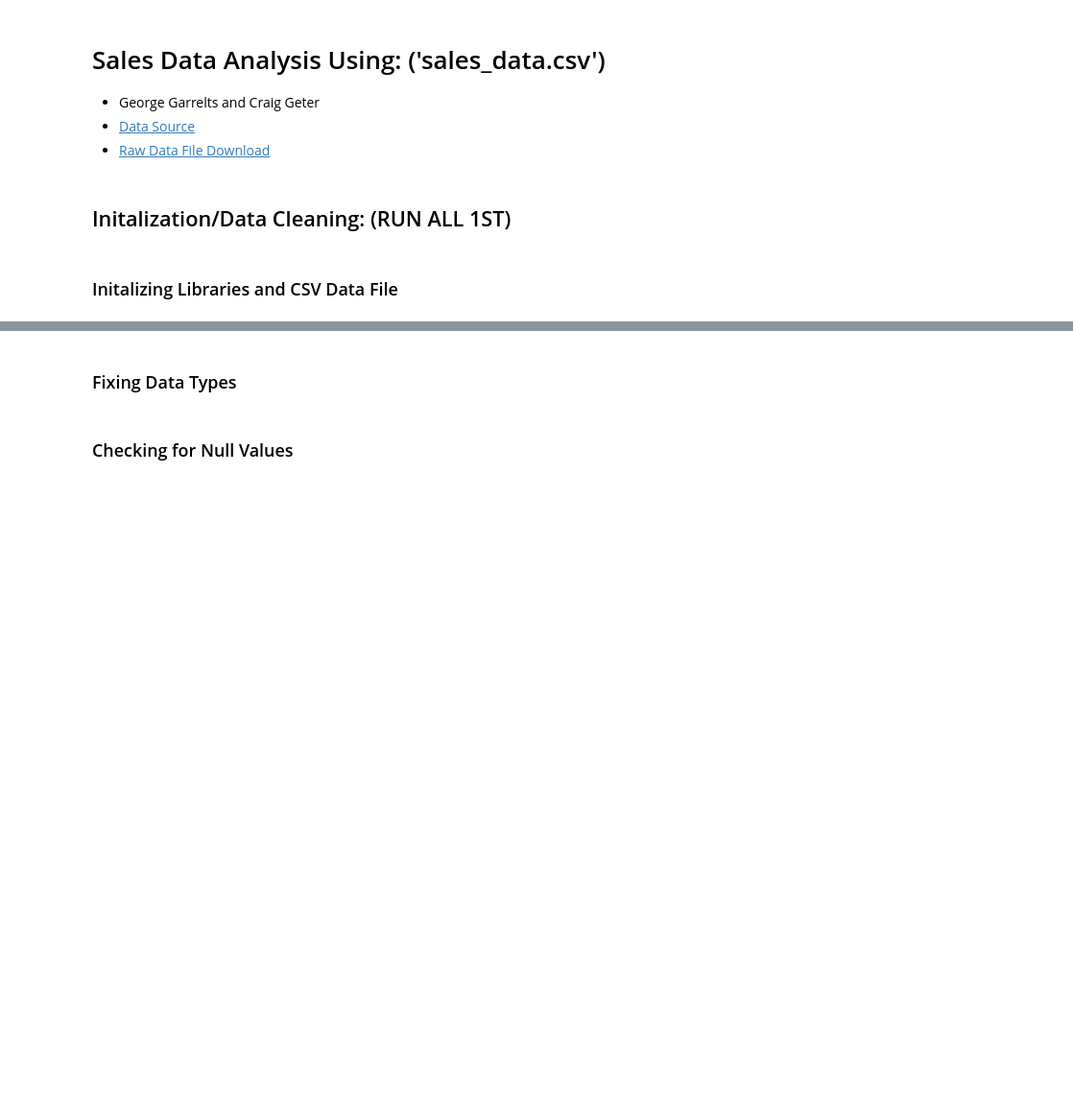
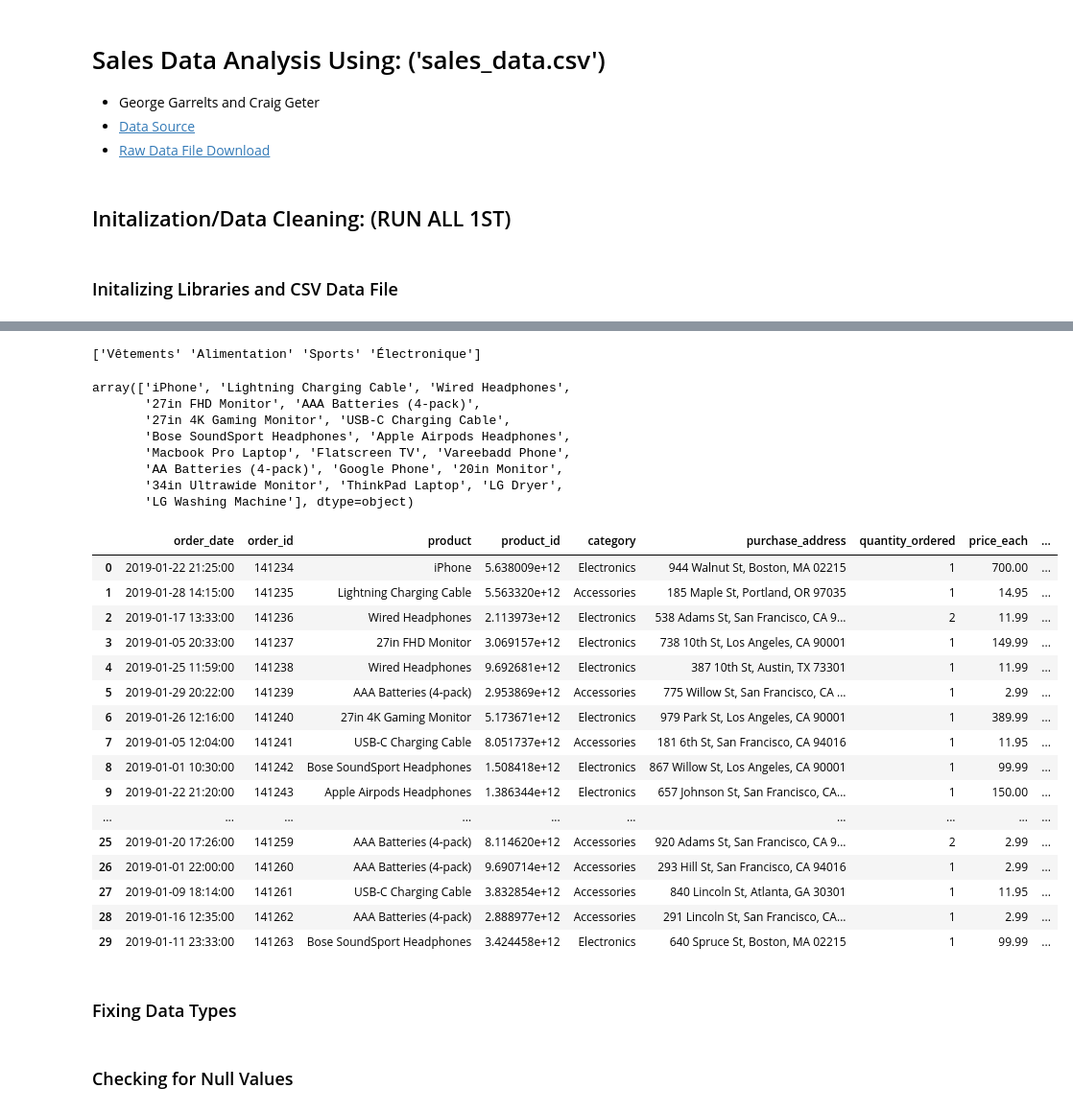
Before and after one commit to MIS3843GarrGet/SalesDataAnalysis, a Jupyter notebook: GarrGetSalesAnalysis.ipynb, the cells around one changed output, grey strips where cells are left out. Shown: that part at 96% size. Saved outputs shown, nothing was run; the diff lists cells and outputs as text; code cells hidden in the pictures; blank space fills up the shorter version.

```diff
--- a/GarrGetSalesAnalysis.ipynb
+++ b/GarrGetSalesAnalysis.ipynb
@@ -59,3 +41,69 @@ df['category_english'] = df['category'].map(category_translate)
+# %%
+# Finds all unique Values  'category' column
+unique_categories = df['category'].unique()
+print(unique_categories) #Prints unique categories
+
+# Discover all of the different types of unique products to make it easier to define them to a category
+
+# Finds all the unique values within Product
+unique_products = df['product'].unique()
+display(unique_products)
+
+#  Created a Dictionary to map products to their correct Categories
+product_to_correct_category = {
+    'iPhone': 'Electronics',
+    'Lightning Charging Cable': 'Accessories',
+    'Wired Headphones': 'Electronics',
+    '27in FHD Monitor': 'Electronics',
+    'AAA Batteries (4-pack)': 'Accessories',
+    '27in 4K Gaming Monitor': 'Electronics',
+    'USB-C Charging Cable': 'Accessories',
+    'Bose SoundSport Headphones': 'Electronics',
+    'Apple Airpods Headphones': 'Electronics',
+    'Macbook Pro Laptop': 'Electronics',
+    'Flatscreen TV': 'Electronics',
+    'Vareebadd Phone': 'Electronics',
+    'AA Batteries (4-pack)': 'Accessories',
+    'Google Phone': 'Electronics',
+    '20in Monitor': 'Electronics',
+    '34in Ultrawide Monitor': 'Electronics',
+    'ThinkPad Laptop': 'Electronics',
+    'LG Dryer': 'Appliances',
+    'LG Washing Machine': 'Appliances',
+    #Add More If notice More in data (as needed)
+}
+
+# Maps 'product' to correct 'category' based on the dictionary 'product_to_category'
+df['category'] = df['product'].map(product_to_correct_category)
+
+df.head(30)
+# %% [output]
+['Vêtements' 'Alimentation' 'Sports' 'Électronique']
+array(['iPhone', 'Lightning Charging Cable', 'Wired Headphones',
+       '27in FHD Monitor', 'AAA Batteries (4-pack)',
+       '27in 4K Gaming Monitor', 'USB-C Charging Cable',
+       'Bose SoundSport Headphones', 'Apple Airpods Headphones',
+       'Macbook Pro Laptop', 'Flatscreen TV', 'Vareebadd Phone',
+       'AA Batteries (4-pack)', 'Google Phone', '20in Monitor',
+       '34in Ultrawide Monitor', 'ThinkPad Laptop', 'LG Dryer',
+       'LG Washing Machine'], dtype=object)
+|  | order_date | order_id | product | product_id | category | purchase_address | quantity_ordered | price_each | ... |
+| 0 | 2019-01-22 21:25:00 | 141234 | iPhone | 5.638009e+12 | Electronics | 944 Walnut St, Boston, MA 02215 | 1 | 700.00 | ... |
+| 1 | 2019-01-28 14:15:00 | 141235 | Lightning Charging Cable | 5.563320e+12 | Accessories | 185 Maple St, Portland, OR 97035 | 1 | 14.95 | ... |
+| 2 | 2019-01-17 13:33:00 | 141236 | Wired Headphones | 2.113973e+12 | Electronics | 538 Adams St, San Francisco, CA 9... | 2 | 11.99 | ... |
+| 3 | 2019-01-05 20:33:00 | 141237 | 27in FHD Monitor | 3.069157e+12 | Electronics | 738 10th St, Los Angeles, CA 90001 | 1 | 149.99 | ... |
+| 4 | 2019-01-25 11:59:00 | 141238 | Wired Headphones | 9.692681e+12 | Electronics | 387 10th St, Austin, TX 73301 | 1 | 11.99 | ... |
+| 5 | 2019-01-29 20:22:00 | 141239 | AAA Batteries (4-pack) | 2.953869e+12 | Accessories | 775 Willow St, San Francisco, CA ... | 1 | 2.99 | ... |
+| 6 | 2019-01-26 12:16:00 | 141240 | 27in 4K Gaming Monitor | 5.173671e+12 | Electronics | 979 Park St, Los Angeles, CA 90001 | 1 | 389.99 | ... |
+| 7 | 2019-01-05 12:04:00 | 141241 | USB-C Charging Cable | 8.051737e+12 | Accessories | 181 6th St, San Francisco, CA 94016 | 1 | 11.95 | ... |
+| 8 | 2019-01-01 10:30:00 | 141242 | Bose SoundSport Headphones | 1.508418e+12 | Electronics | 867 Willow St, Los Angeles, CA 90001 | 1 | 99.99 | ... |
+| 9 | 2019-01-22 21:20:00 | 141243 | Apple Airpods Headphones | 1.386344e+12 | Electronics | 657 Johnson St, San Francisco, CA... | 1 | 150.00 | ... |
+| ... | ... | ... | ... | ... | ... | ... | ... | ... | ... |
+| 25 | 2019-01-20 17:26:00 | 141259 | AAA Batteries (4-pack) | 8.114620e+12 | Accessories | 920 Adams St, San Francisco, CA 9... | 2 | 2.99 | ... |
+| 26 | 2019-01-01 22:00:00 | 141260 | AAA Batteries (4-pack) | 9.690714e+12 | Accessories | 293 Hill St, San Francisco, CA 94016 | 1 | 2.99 | ... |
+| 27 | 2019-01-09 18:14:00 | 141261 | USB-C Charging Cable | 3.832854e+12 | Accessories | 840 Lincoln St, Atlanta, GA 30301 | 1 | 11.95 | ... |
+| 28 | 2019-01-16 12:35:00 | 141262 | AAA Batteries (4-pack) | 2.888977e+12 | Accessories | 291 Lincoln St, San Francisco, CA... | 1 | 2.99 | ... |
+| 29 | 2019-01-11 23:33:00 | 141263 | Bose SoundSport Headphones | 3.424458e+12 | Electronics | 640 Spruce St, Boston, MA 02215 | 1 | 99.99 | ... |
 # %% [markdown]
 ### Fixing Data Types
 # %%
```
Also changed, not shown: parts of 8 cells of this notebook.
